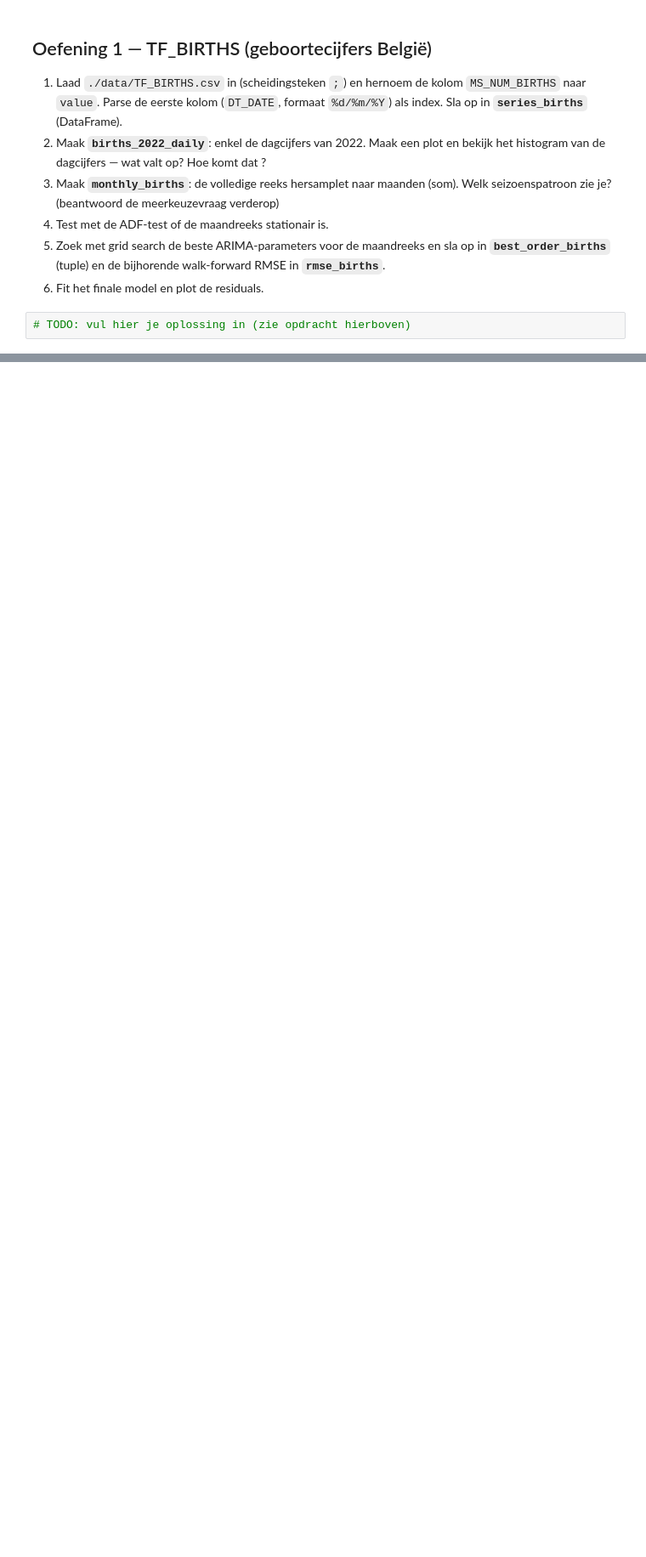
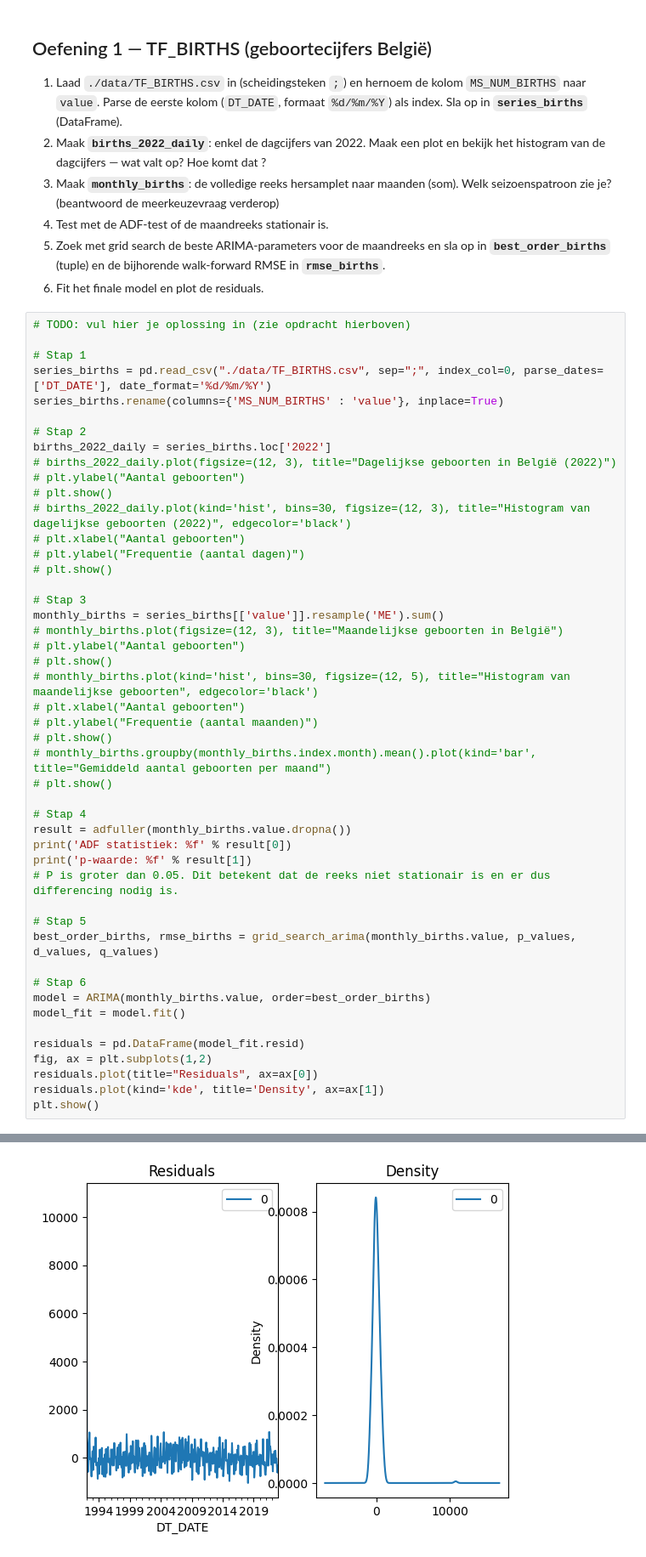
Before and after one commit to NGO-AP/ML-Algo-student, a Jupyter notebook: exercises_with_checks/week04/arima_checkpoint_opgave_01.ipynb, the cells around one changed output, grey strips where cells are left out. Shown at 85% size. Saved outputs shown, nothing was run; the diff lists cells and outputs as text; blank space fills up the shorter version.

```diff
--- a/exercises_with_checks/week04/arima_checkpoint_opgave_01.ipynb
+++ b/exercises_with_checks/week04/arima_checkpoint_opgave_01.ipynb
@@ -78,3 +78,49 @@ q_values = [0, 1]
 6. Fit het finale model en plot de residuals.
 # %%
 # TODO: vul hier je oplossing in (zie opdracht hierboven)
+
+# Stap 1
+series_births = pd.read_csv("./data/TF_BIRTHS.csv", sep=";", index_col=0, parse_dates=['DT_DATE'], date_format='%d/%m/%Y')
+series_births.rename(columns={'MS_NUM_BIRTHS' : 'value'}, inplace=True)
+
+# Stap 2
+births_2022_daily = series_births.loc['2022']
+# births_2022_daily.plot(figsize=(12, 3), title="Dagelijkse geboorten in België (2022)")
+# plt.ylabel("Aantal geboorten")
+# plt.show()
+# births_2022_daily.plot(kind='hist', bins=30, figsize=(12, 3), title="Histogram van dagelijkse geboorten (2022)", edgecolor='black')
+# plt.xlabel("Aantal geboorten")
+# plt.ylabel("Frequentie (aantal dagen)")
+# plt.show()
+
+# Stap 3
+monthly_births = series_births[['value']].resample('ME').sum()
+# monthly_births.plot(figsize=(12, 3), title="Maandelijkse geboorten in België")
+# plt.ylabel("Aantal geboorten")
+# plt.show()
+# monthly_births.plot(kind='hist', bins=30, figsize=(12, 5), title="Histogram van maandelijkse geboorten", edgecolor='black')
+# plt.xlabel("Aantal geboorten")
+# plt.ylabel("Frequentie (aantal maanden)")
+# plt.show()
+# monthly_births.groupby(monthly_births.index.month).mean().plot(kind='bar', title="Gemiddeld aantal geboorten per maand")
+# plt.show()
+
+# Stap 4
+result = adfuller(monthly_births.value.dropna())
+print('ADF statistiek: %f' % result[0])
+print('p-waarde: %f' % result[1])
+# P is groter dan 0.05. Dit betekent dat de reeks niet stationair is en er dus differencing nodig is.
+
+# Stap 5
+best_order_births, rmse_births = grid_search_arima(monthly_births.value, p_values, d_values, q_values)
+
+# Stap 6
+model = ARIMA(monthly_births.value, order=best_order_births)
+model_fit = model.fit()
+
+residuals = pd.DataFrame(model_fit.resid)
+fig, ax = plt.subplots(1,2)
+residuals.plot(title="Residuals", ax=ax[0])
+residuals.plot(kind='kde', title='Density', ax=ax[1])
+plt.show()
+# %% [output]
@@ -81,3 +129,4 @@ q_values = [0, 1]
+[figure, added]
 # %% [markdown]
 ## Oefening 2 — AQI: luchtkwaliteit Duitsland
 
```
Also changed, not shown: parts of 5 cells of this notebook, 5 other files.
